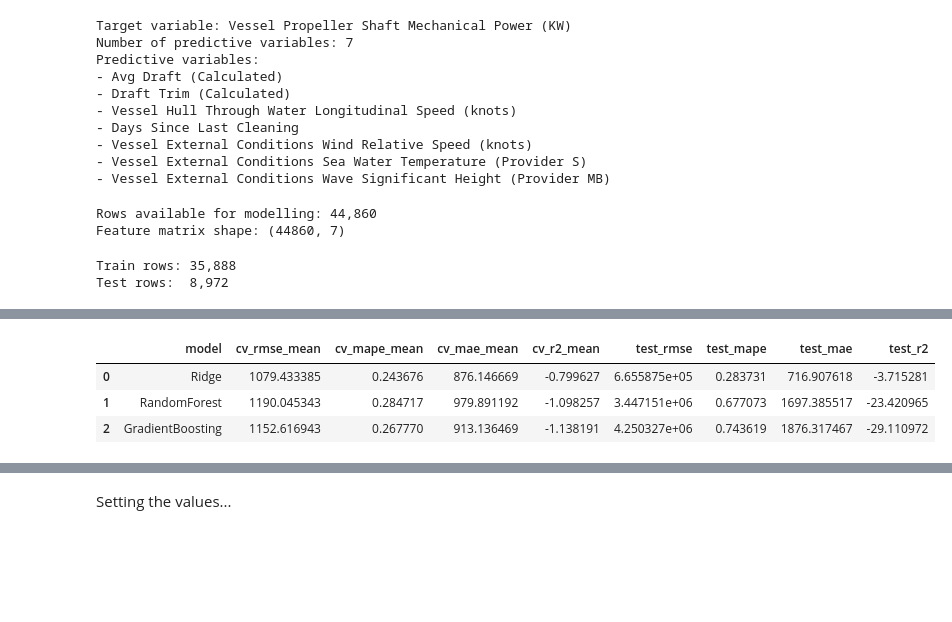
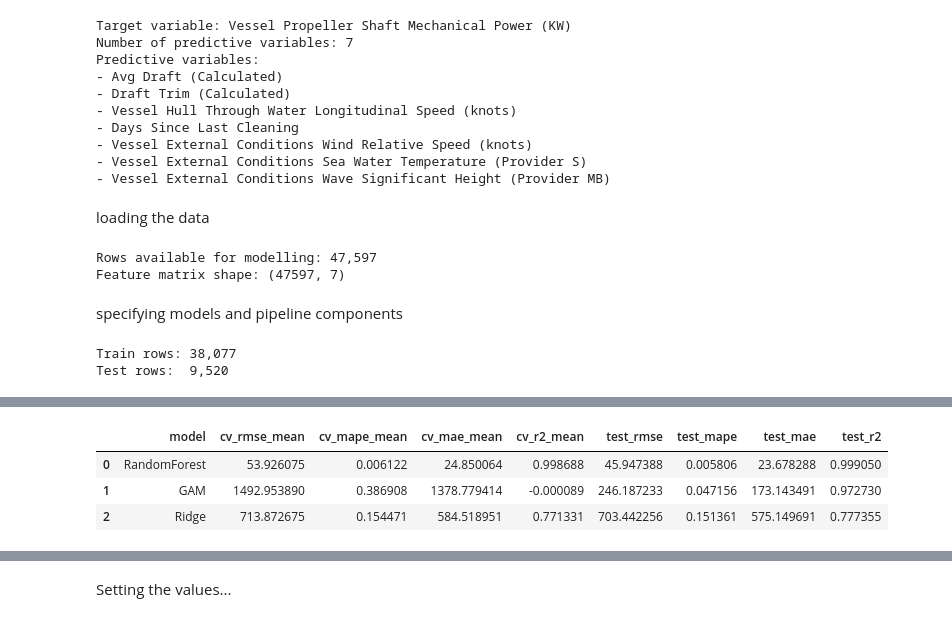
Before and after one commit to AugustBjerg/Master-s-thesis, a Jupyter notebook: code/modelling/notebooks/experimental.ipynb, the cells around one changed output, grey strips where cells are left out. Cells and saved outputs as stored; diff of their text form; code cells hidden in the pictures; blank space fills up the shorter version.

```diff
--- a/code/modelling/notebooks/experimental.ipynb
+++ b/code/modelling/notebooks/experimental.ipynb
@@ -64,7 +69,8 @@ predictive_sensor_variables = [
     "Avg Draft (Calculated)",
     "Draft Trim (Calculated)",
     "Vessel Hull Through Water Longitudinal Speed (knots)",
-    "Days Since Last Cleaning"
+    "Days Since Last Cleaning",
+#    "Speed Through Water^3 (m/s)",
 #    "Main Engine Fuel Load % (%)",
 #    "Vessel Propeller Shaft Thrust Force (KN)",
 #    "Vessel Propeller Shaft Rotational Speed (rpm)",
@@ -101,6 +107,8 @@ Predictive variables:
 - Vessel External Conditions Wind Relative Speed (knots)
 - Vessel External Conditions Sea Water Temperature (Provider S)
 - Vessel External Conditions Wave Significant Height (Provider MB)
+# %% [markdown]
+loading the data
 # %%
 model_df = (
     df[["window_start", TARGET_COLUMN] + all_predictive_variables]
@@ -115,5 +123,7 @@ y = model_df[TARGET_COLUMN]
 print(f"Rows available for modelling: {len(model_df):,}")
 print(f"Feature matrix shape: {X.shape}")
 # %% [output]
-Rows available for modelling: 44,860
-Feature matrix shape: (44860, 7)
+Rows available for modelling: 47,597
+Feature matrix shape: (47597, 7)
+# %% [markdown]
+specifying models and pipeline components
@@ -142,16 +190,21 @@ preprocessor = ColumnTransformer(
 models = {
     "Ridge": Ridge(alpha=1.0),
     "RandomForest": RandomForestRegressor(n_estimators=500, random_state=random_seed, n_jobs=-1, max_features='sqrt', min_samples_split=2),
-    "GradientBoosting": GradientBoostingRegressor(random_state=random_seed),
+    "GAM": SklearnGAM(formula=gam_formula)
 }
 
 print(f"Train rows: {len(X_train):,}")
 print(f"Test rows:  {len(X_test):,}")
 # %% [output]
-Train rows: 35,888
-Test rows:  8,972
+Train rows: 38,077
+Test rows:  9,520
 # %%
-tscv = TimeSeriesSplit(n_splits=5)
+if TIME_SPLIT:
+    logger.info("Using TimeSeriesSplit for cross-validation.")
+    tscv = TimeSeriesSplit(n_splits=5)
+if not TIME_SPLIT:
+    logger.info("Using KFold for cross-validation.")
+    tscv = KFold(n_splits=5, shuffle=True, random_state=random_seed)
 
 scoring = {
     "mape": "neg_mean_absolute_percentage_error",
@@ -161,6 +214,7 @@ scoring = {
 }
 
 results = []
+fitted_pipelines = {}
 
 for model_name, estimator in models.items():
     pipeline = Pipeline(
@@ -189,13 +243,13 @@ for model_name, estimator in models.items():
             "cv_rmse_mean": -cv_scores["test_rmse"].mean(),
             "cv_mape_mean": -cv_scores["test_mape"].mean(),
             "cv_mae_mean": -cv_scores["test_mae"].mean(),
-            "cv_r2_mean": cv_scores["test_r2"].mean(),
-            "test_rmse": mean_squared_error(y_test, y_pred_test),
+            "test_rmse": root_mean_squared_error(y_test, y_pred_test),
             "test_mape": mean_absolute_percentage_error(y_test, y_pred_test),
             "test_mae": mean_absolute_error(y_test, y_pred_test),
-            "test_r2": r2_score(y_test, y_pred_test),
         }
     )
+
+    fitted_pipelines[model_name] = pipeline
 
 results_df = pd.DataFrame(results).sort_values("test_rmse", ascending=True)
 results_df.reset_index(drop=True, inplace=True)
@@ -204,7 +259,7 @@ results_df
 |  | model | cv_rmse_mean | cv_mape_mean | cv_mae_mean | cv_r2_mean | test_rmse | test_mape | test_mae | test_r2 |
-| 0 | Ridge | 1079.433385 | 0.243676 | 876.146669 | -0.799627 | 6.655875e+05 | 0.283731 | 716.907618 | -3.715281 |
-| 1 | RandomForest | 1190.045343 | 0.284717 | 979.891192 | -1.098257 | 3.447151e+06 | 0.677073 | 1697.385517 | -23.420965 |
-| 2 | GradientBoosting | 1152.616943 | 0.267770 | 913.136469 | -1.138191 | 4.250327e+06 | 0.743619 | 1876.317467 | -29.110972 |
+| 0 | RandomForest | 53.926075 | 0.006122 | 24.850064 | 0.998688 | 45.947388 | 0.005806 | 23.678288 | 0.999050 |
+| 1 | GAM | 1492.953890 | 0.386908 | 1378.779414 | -0.000089 | 246.187233 | 0.047156 | 173.143491 | 0.972730 |
+| 2 | Ridge | 713.872675 | 0.154471 | 584.518951 | 0.771331 | 703.442256 | 0.151361 | 575.149691 | 0.777355 |
 # %%
 # sort the models in the "models" object by MAPE performance on the test set as recorded in the "results" object
 models = dict(sorted(models.items(), key=lambda item: results_df.loc[results_df["model"] == item[0], "test_mape"].values[0]))
```
Also changed, not shown: parts of 18 cells of this notebook, 1 other file.
